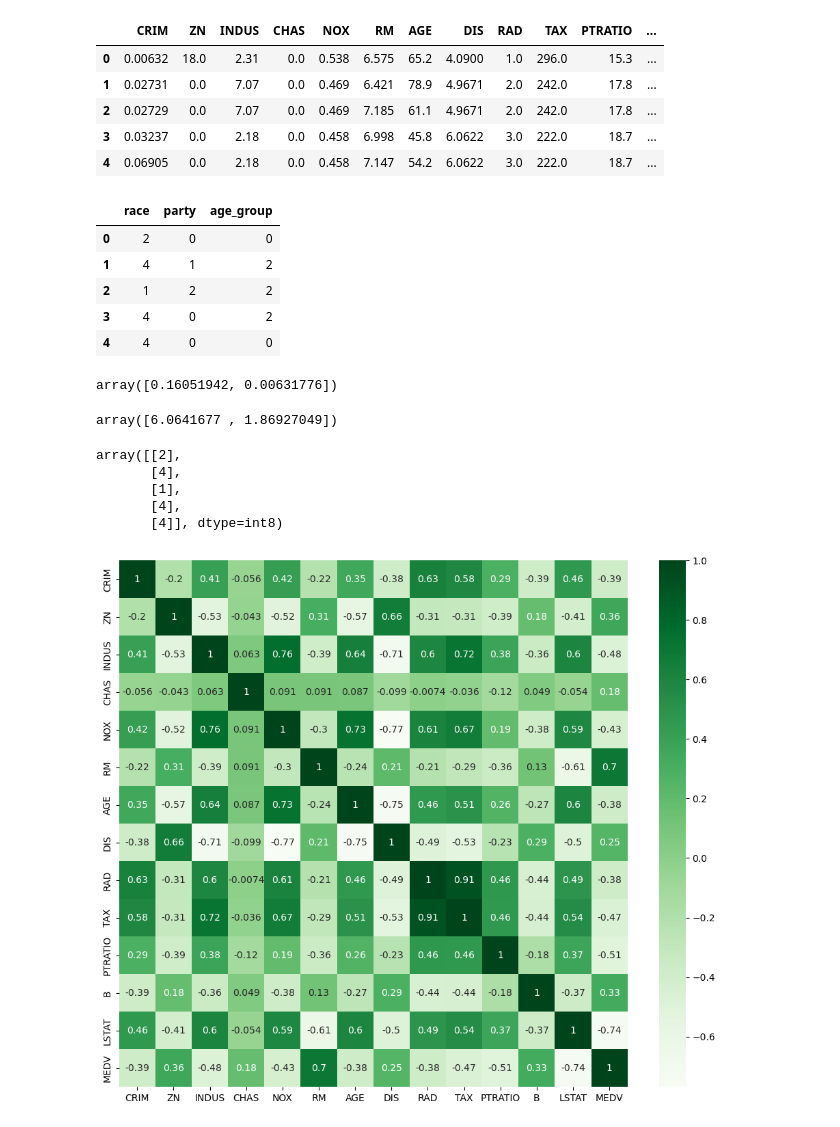
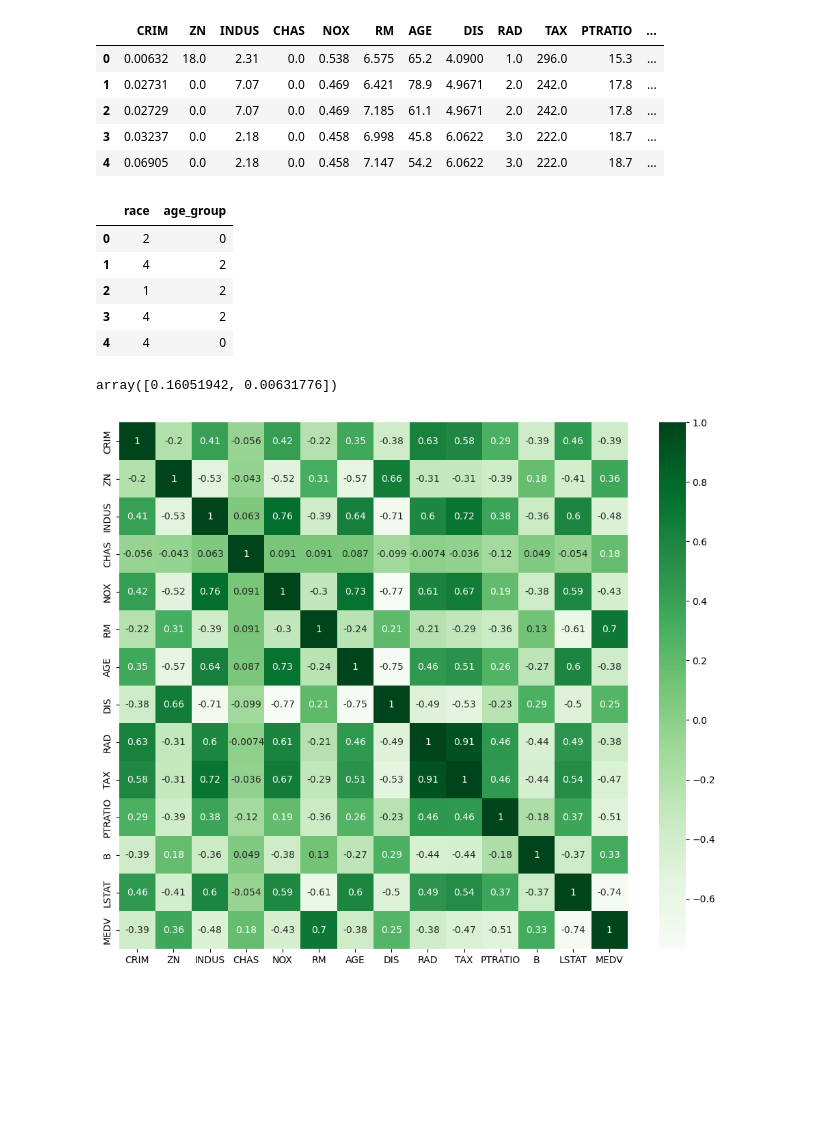
Before and after one commit to regan-mu/ADS-July-2023, a Jupyter notebook: 26 Feature Selection/classwork.ipynb, the cells around one changed output. Drawn from its saved outputs; the diff is of its cells as text; code cells hidden in the pictures; blank space fills up the shorter version.

```diff
--- a/26 Feature Selection/classwork.ipynb
+++ b/26 Feature Selection/classwork.ipynb
@@ -38,14 +36,14 @@ X = df_v.drop(['party'], axis=1)
 y = df_v['party']
 importance = mutual_info_classif(X, y, random_state=100)
 # %%
-df_v.head()
+X.head()
 # %% [output]
-|  | race | party | age_group |
-| 0 | 2 | 0 | 0 |
-| 1 | 4 | 1 | 2 |
-| 2 | 1 | 2 | 2 |
-| 3 | 4 | 0 | 2 |
-| 4 | 4 | 0 | 0 |
+|  | race | age_group |
+| 0 | 2 | 0 |
+| 1 | 4 | 2 |
+| 2 | 1 | 2 |
+| 3 | 4 | 2 |
+| 4 | 4 | 0 |
 # %%
 importance
 # %% [output]
@@ -58,15 +51,3 @@ features = chi2_features.fit_transform(X, y)
-# %%
-chi2_features.scores_
-# %% [output]
-array([6.0641677 , 1.86927049])
-# %%
-features[:5]
-# %% [output]
-array([[2],
-       [4],
-       [1],
-       [4],
-       [4]], dtype=int8)
 # %%
 plt.figure(figsize=(12,10))
 cor = df.corr()
```
Also changed, not shown: parts of 10 cells of this notebook, 4 other files.
